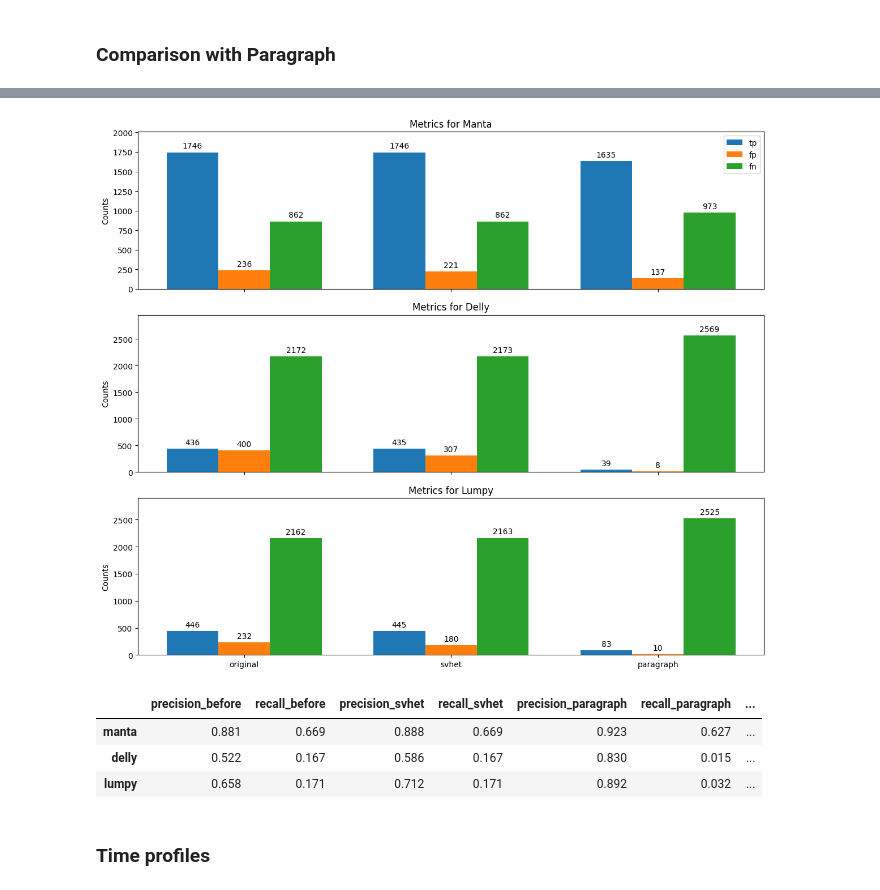
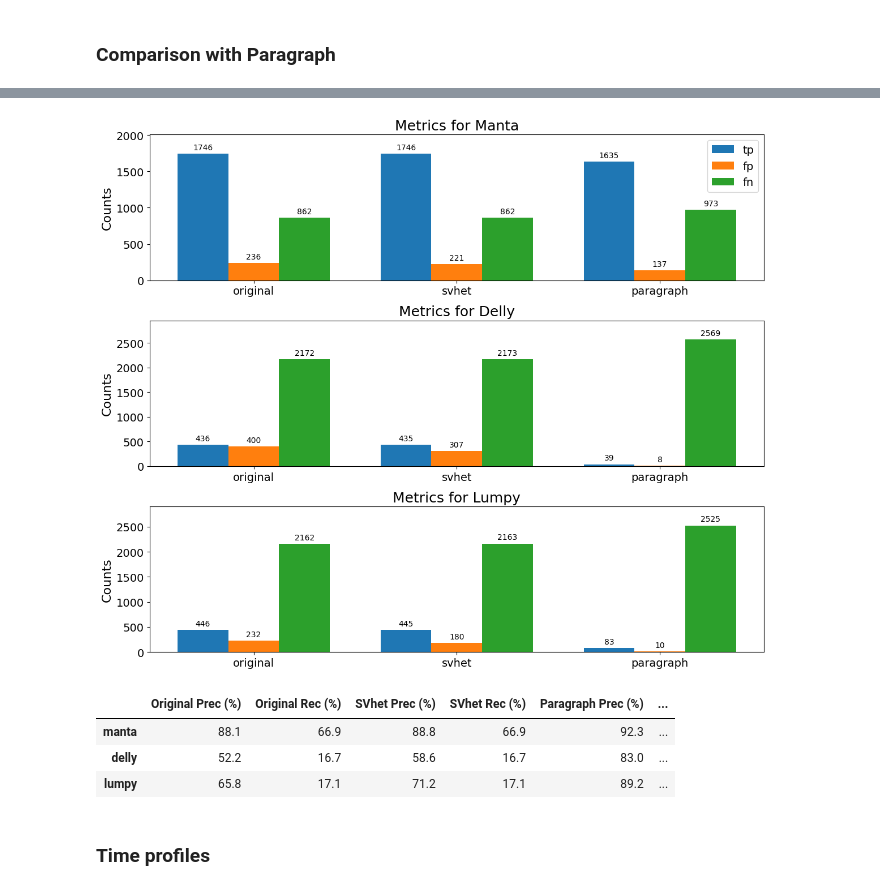
Before and after one commit to snakesch/SVhet_benchmark_code, a Jupyter notebook: consolidated_figures.ipynb, the cells around one changed output, grey strips where cells are left out. Saved outputs shown, nothing was run; the diff lists cells and outputs as text; code cells hidden in the pictures.

```diff
--- a/consolidated_figures.ipynb
+++ b/consolidated_figures.ipynb
@@ -99,19 +78,10 @@ def extract_variant_by_region(vcf, regions, type=""):
 
     return list(sorted(filtered_variants.values(), key=lambda x: (x.CHROM, x.POS)))
 # %%
-root = "/lustre1/g/paed_yangwl/snakesch/data/svhet2/{}/structural_variants/{}/{}/{}/60x/"
+root = "/lustre1/g/paed_yangwl/snakesch/data/svhet2/{}/structural_variants/either/illumina_150bp/{}/60x/"
 
 samples = ["HG002", "HG003", "HG004"]
-bench = ["both", "either"]
-platforms = ["illumina_150bp"] #, "illumina_250bp"]
-caller = ["manta", "delly", "lumpy"]
-combinations = list(product(samples, bench, platforms, caller))
-
-for combo in combinations:
-    cur_root = root.format(*combo)
-
-    candidate_fp = f"{cur_root}/candidates.vcf.gz"
-    filtered_fp = f"{cur_root}/filtered.vcf.gz"
+callers = ["manta", "delly", "lumpy"]
 # %% [markdown]
 ### SV distribution of 9 callsets
 
@@ -872,28 +584,0 @@ def plot_reasons(df, ax, invert=False):
-# %%
-import matplotlib.pyplot as plt
-import numpy as np
-import matplotlib as mpl
-
-plt.style.use('seaborn-v0_8-whitegrid')
-mpl.rcParams['axes.linewidth'] = 0.8
-
-fig, axes = plt.subplots(nrows=1, ncols=3, figsize=(12, 12), dpi=300, width_ratios=[1, 0.2, 1])
-both_df = df[df.index.str.contains("both")]
-both_df = both_df.iloc[::-1, :]
-either_df = df[df.index.str.contains("either")]
-either_df = either_df.iloc[::-1, :]
-plot_reasons(both_df, axes[0], invert=True)
-plot_reasons(either_df, axes[2], invert=False)
-
-axes[1].set_axis_off()
-labels = both_df.index.str.replace("-both", "")
-for i, label in enumerate(reversed(labels)):
-    sample, caller = label.split("-")
-    axes[1].text(0.513, 0.925 - i * 0.1065, f"{sample}\n{caller}", ha='center', va='center', fontsize=10)
-
-legend = axes[2].legend(bbox_to_anchor=(1.02, 1), loc='upper left', frameon=True,
-                  fontsize=10, framealpha=0.9, edgecolor='lightgray')
-legend.get_frame().set_linewidth(0.5)
-
-plt.tight_layout()
-plt.show()
@@ -1103,7 +742,7 @@ df = pd.DataFrame.from_dict(results, orient="index")
 
 colors = {'tp': '#1f77b4', 'fp': '#ff7f0e', 'fn': '#2ca02c'}
 
-fig, axes = plt.subplots(3, 1, figsize=(12, 10), sharex=True)
+fig, axes = plt.subplots(3, 1, figsize=(12, 10), sharex=False)
 
 metric_groups = ['cand', 'svhet', 'paragraph']
 
@@ -1121,35 +760,35 @@ for i, caller in enumerate(df.index):
            label='tp' if i == 0 else "", color=colors['tp'])
     bars_fp = ax.bar(x, [cand_data[1], svhet_data[1], paragraph_data[1]], width,
            label='fp' if i == 0 else "", color=colors['fp'])
     bars_fn = ax.bar(x + width, [cand_data[2], svhet_data[2], paragraph_data[2]], width,
            label='fn' if i == 0 else "", color=colors['fn'])
 
     all_values = cand_data + svhet_data + paragraph_data
     max_value = max(all_values)
     ax.set_ylim(0, max_value * 1.15)
 
     for bars in [bars_tp, bars_fp, bars_fn]:
         for bar in bars:
             height = bar.get_height()
             ax.annotate(f'{int(height)}',
                         xy=(bar.get_x() + bar.get_width() / 2, height),
                         xytext=(0, 3),
                         textcoords="offset points",
                         ha='center', va='bottom')
 
     ax.set_title(f'Metrics for {caller.capitalize()}')
     ax.set_ylabel('Counts')
     ax.set_xticks(x)
     ax.set_xticklabels(['original', 'svhet', 'paragraph'])
     ax.grid(False)
 
     if i == 0:
         ax.legend()
 
 plt.tight_layout()
-plt.show()
+plt.savefig(os.path.join(fig_out, 'Figure 2.png'), dpi=300, bbox_inches='tight')
 # %% [output]
-[figure, old version]
+[figure, new version]
 # %%
 result3 = pd.concat([
     pd.json_normalize(results["manta"]),
@@ -1167,12 +806,15 @@ result3["recall_paragraph"] = result3["tp-paragraph"] / (result3["tp-paragraph"]
 result3["FS_svhet"] = ((result3["fp-cand"] - result3["fp-svhet"]) / (result3["fp-cand"] - result3["fp-svhet"] + result3["tp-cand"] - result3["tp-svhet"])).round(3)
 result3["FS_paragraph"] = ((result3["fp-cand"] - result3["fp-paragraph"]) / (result3["fp-cand"] - result3["fp-paragraph"] + result3["tp-cand"] - result3["tp-paragraph"])).round(3)
 
-result3.iloc[:, 9:].round(3)
+selected = (result3.iloc[:, 9:] * 100).round(1)
+selected.columns = ['Original Prec (%)', 'Original Rec (%)', 'SVhet Prec (%)', 'SVhet Rec (%)',
+                    'Paragraph Prec (%)', 'Paragraph Rec (%)', 'SVhet Acc (%)', 'Paragraph Acc (%)']
+selected
 # %% [output]
-|  | precision_before | recall_before | precision_svhet | recall_svhet | precision_paragraph | recall_paragraph | ... |
-| manta | 0.881 | 0.669 | 0.888 | 0.669 | 0.923 | 0.627 | ... |
-| delly | 0.522 | 0.167 | 0.586 | 0.167 | 0.830 | 0.015 | ... |
-| lumpy | 0.658 | 0.171 | 0.712 | 0.171 | 0.892 | 0.032 | ... |
+|  | Original Prec (%) | Original Rec (%) | SVhet Prec (%) | SVhet Rec (%) | Paragraph Prec (%) | ... |
+| manta | 88.1 | 66.9 | 88.8 | 66.9 | 92.3 | ... |
+| delly | 52.2 | 16.7 | 58.6 | 16.7 | 83.0 | ... |
+| lumpy | 65.8 | 17.1 | 71.2 | 17.1 | 89.2 | ... |
 # %% [markdown]
 ### Time profiles
 # %%
```
Also changed, not shown: parts of 35 cells of this notebook.
